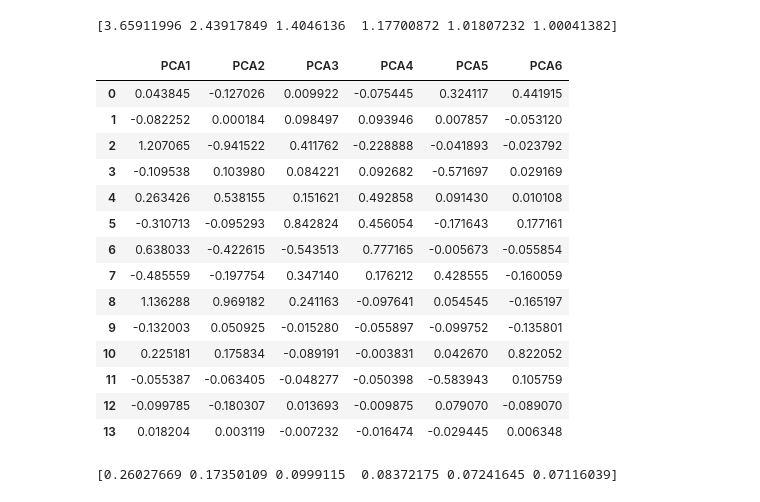
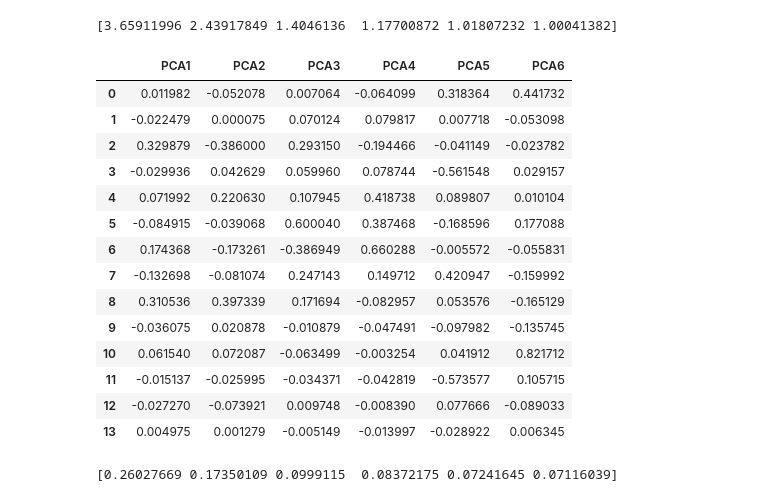
Before and after one commit to DanukaDilshann/AI-Driven-Job-Role-Fit-Prediction, a Jupyter notebook: code/pca.ipynb, the cells around one changed output. Saved outputs shown, nothing was run; the diff lists cells and outputs as text; code cells hidden in the pictures.

```diff
--- a/code/pca.ipynb
+++ b/code/pca.ipynb
@@ -171,29 +171,28 @@ print(selected)
 # %%
 # Normalize_eigenvector = np.abs(selected_eigenvectors) / np.sum(np.abs(selected_eigenvectors))
 # Normalize_eigenvector
 
 # Normalize_eigenvector = selected_eigenvectors / np.linalg.norm(selected_eigenvectors,axis=1,keepdims=True)
 # Normalize_eigenvector
 
-
-Normalize_eigenvector = selected_eigenvectors * np.sqrt(selected)
+Normalize_eigenvector = selected_eigenvectors / np.sqrt(selected)
 Normalize_eigenvector
 # %% [output]
 |  | PCA1 | PCA2 | PCA3 | PCA4 | PCA5 | PCA6 |
-| 0 | 0.043845 | -0.127026 | 0.009922 | -0.075445 | 0.324117 | 0.441915 |
-| 1 | -0.082252 | 0.000184 | 0.098497 | 0.093946 | 0.007857 | -0.053120 |
-| 2 | 1.207065 | -0.941522 | 0.411762 | -0.228888 | -0.041893 | -0.023792 |
-| 3 | -0.109538 | 0.103980 | 0.084221 | 0.092682 | -0.571697 | 0.029169 |
-| 4 | 0.263426 | 0.538155 | 0.151621 | 0.492858 | 0.091430 | 0.010108 |
-| 5 | -0.310713 | -0.095293 | 0.842824 | 0.456054 | -0.171643 | 0.177161 |
-| 6 | 0.638033 | -0.422615 | -0.543513 | 0.777165 | -0.005673 | -0.055854 |
-| 7 | -0.485559 | -0.197754 | 0.347140 | 0.176212 | 0.428555 | -0.160059 |
-| 8 | 1.136288 | 0.969182 | 0.241163 | -0.097641 | 0.054545 | -0.165197 |
-| 9 | -0.132003 | 0.050925 | -0.015280 | -0.055897 | -0.099752 | -0.135801 |
-| 10 | 0.225181 | 0.175834 | -0.089191 | -0.003831 | 0.042670 | 0.822052 |
-| 11 | -0.055387 | -0.063405 | -0.048277 | -0.050398 | -0.583943 | 0.105759 |
-| 12 | -0.099785 | -0.180307 | 0.013693 | -0.009875 | 0.079070 | -0.089070 |
-| 13 | 0.018204 | 0.003119 | -0.007232 | -0.016474 | -0.029445 | 0.006348 |
+| 0 | 0.011982 | -0.052078 | 0.007064 | -0.064099 | 0.318364 | 0.441732 |
+| 1 | -0.022479 | 0.000075 | 0.070124 | 0.079817 | 0.007718 | -0.053098 |
+| 2 | 0.329879 | -0.386000 | 0.293150 | -0.194466 | -0.041149 | -0.023782 |
+| 3 | -0.029936 | 0.042629 | 0.059960 | 0.078744 | -0.561548 | 0.029157 |
+| 4 | 0.071992 | 0.220630 | 0.107945 | 0.418738 | 0.089807 | 0.010104 |
+| 5 | -0.084915 | -0.039068 | 0.600040 | 0.387468 | -0.168596 | 0.177088 |
+| 6 | 0.174368 | -0.173261 | -0.386949 | 0.660288 | -0.005572 | -0.055831 |
+| 7 | -0.132698 | -0.081074 | 0.247143 | 0.149712 | 0.420947 | -0.159992 |
+| 8 | 0.310536 | 0.397339 | 0.171694 | -0.082957 | 0.053576 | -0.165129 |
+| 9 | -0.036075 | 0.020878 | -0.010879 | -0.047491 | -0.097982 | -0.135745 |
+| 10 | 0.061540 | 0.072087 | -0.063499 | -0.003254 | 0.041912 | 0.821712 |
+| 11 | -0.015137 | -0.025995 | -0.034371 | -0.042819 | -0.573577 | 0.105715 |
+| 12 | -0.027270 | -0.073921 | 0.009748 | -0.008390 | 0.077666 | -0.089033 |
+| 13 | 0.004975 | 0.001279 | -0.005149 | -0.013997 | -0.028922 | 0.006345 |
 # %%
 selected_ra=eigenvalues[:n_components]/eigenvalues.sum()
 print(selected_ra)
```
Also changed, not shown: parts of 8 cells of this notebook, 2 other files.
